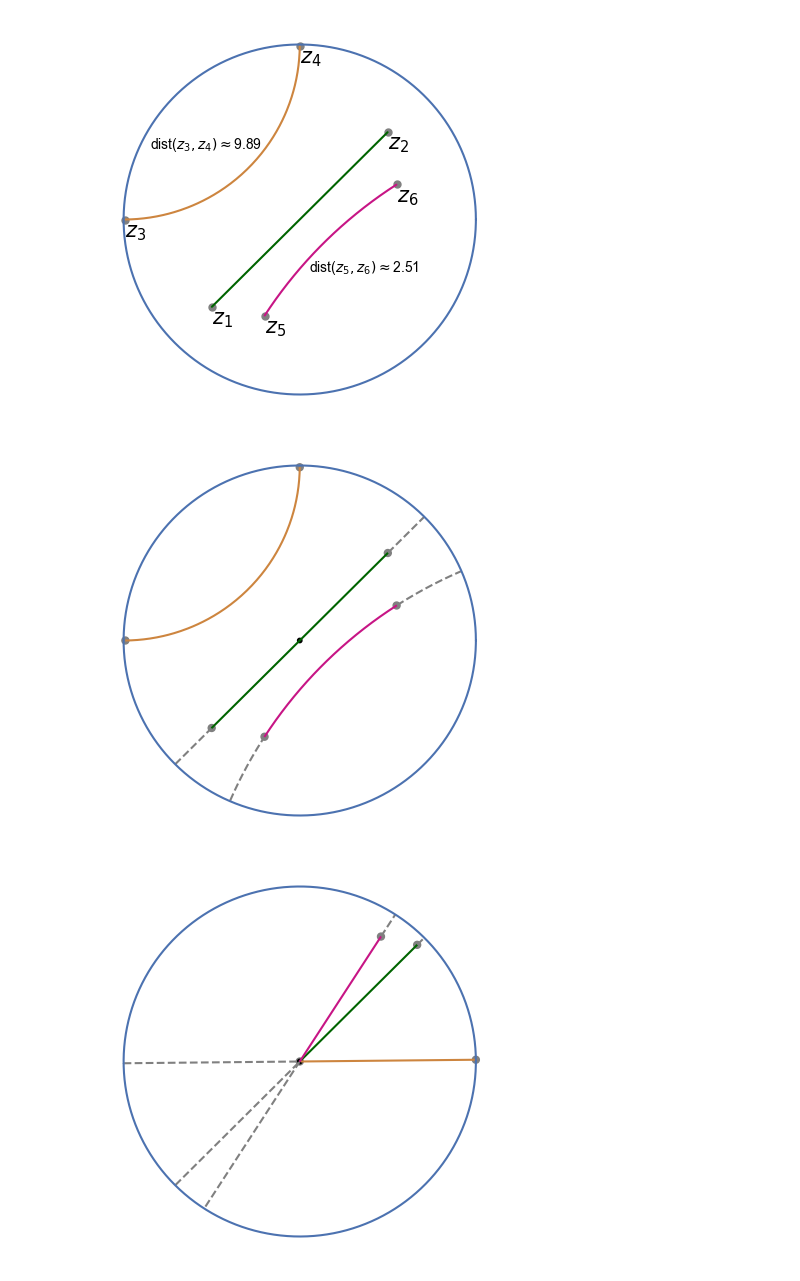
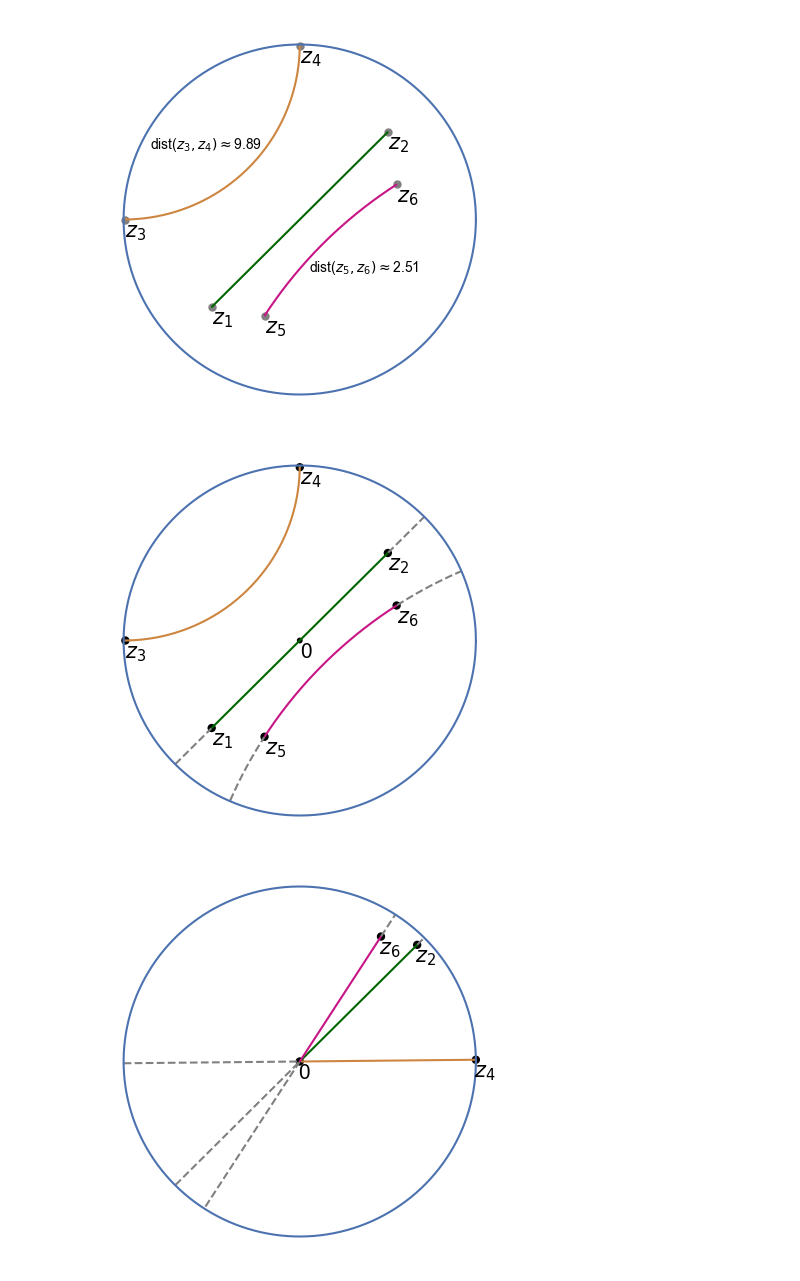
Before and after one commit to RaphaelVogt/Bachelorarbeit, a Jupyter notebook: poincare_disk.ipynb, the cells around one changed output. Drawn from its saved outputs; the diff is of its cells as text; code cells hidden in the pictures.

```diff
--- a/poincare_disk.ipynb
+++ b/poincare_disk.ipynb
@@ -143,39 +146,39 @@ ax.plot(sphere.real, sphere.imag)
 ax.scatter(
     [z1.real, z2.real, z3.real, z4.real, z5.real, z6.real, torch.zeros(1)],
     [z1.imag, z2.imag, z3.imag, z4.imag, z5.imag, z6.imag, torch.zeros(1)],
-    c=["grey", "grey", "grey", "grey", "grey", "grey", "black"],
+    c=["black", "black", "black", "black", "black", "black", "black"],
     s=[25, 25, 25, 25, 25, 25, 10]
 )
 ax.axis("off")
 for name, val in points.items():
-    ax1.annotate(name, (val.real, val.imag - 0.1), fontsize=15, c="black")
+    ax.annotate(name, (val.real, val.imag - 0.1), fontsize=15, c="black")
 
 plt.savefig("images/geodesics_with_arcs_disk.png", dpi=500)
 plt.show()
 
 fig, ax = plt.subplots(1, 1, figsize=(5, 5))
 ax.plot(moeb_geod_z1_z2.real, moeb_geod_z1_z2.imag, color="darkgreen")
 ax.plot(moeb_geod_z3_z4.real, moeb_geod_z3_z4.imag, color="peru")
 ax.plot(moeb_geod_z5_z6.real, moeb_geod_z5_z6.imag, color="mediumvioletred")
 ax.plot(moeb_arc_z1_z2_0.real, moeb_arc_z1_z2_0.imag, color="grey", linestyle="dashed")
 ax.plot(moeb_arc_z1_z2_1.real, moeb_arc_z1_z2_1.imag, color="grey", linestyle="dashed")
 ax.plot(moeb_arc_z3_z4_0.real, moeb_arc_z3_z4_0.imag, color="grey", linestyle="dashed")
 ax.plot(moeb_arc_z3_z4_1.real, moeb_arc_z3_z4_1.imag, color="grey", linestyle="dashed")
 ax.plot(moeb_arc_z5_z6_0.real, moeb_arc_z5_z6_0.imag, color="grey", linestyle="dashed")
 ax.plot(moeb_arc_z5_z6_1.real, moeb_arc_z5_z6_1.imag, color="grey", linestyle="dashed")
 ax.plot(sphere.real, sphere.imag)
 ax.scatter(
     [moeb_z1.real, moeb_z2.real, moeb_z4.real, moeb_z6.real, torch.zeros(1)],
     [moeb_z1.imag, moeb_z2.imag, moeb_z4.imag, moeb_z6.imag, torch.zeros(1)],
-    c=["grey", "grey", "grey", "grey", "black"],
+    c=["black", "black", "black", "black", "black"],
     s=[25, 25, 25, 25, 10]
 )
 ax.axis("off")
 for name, val in moeb_points.items():
-    ax2.annotate(name, (val.real-0.01, val.imag - 0.1), fontsize=15, c="black")
+    ax.annotate(name, (val.real-0.01, val.imag - 0.1), fontsize=15, c="black")
 
 plt.savefig("images/moebius_with_arcs_disk.png", dpi=500)
 plt.show()
 # %% [output]
-[figure, old version]
+[figure, new version]
-[figure, old version]
+[figure, new version]
```
Also changed, not shown: parts of 1 cell of this notebook, 3 other files.
